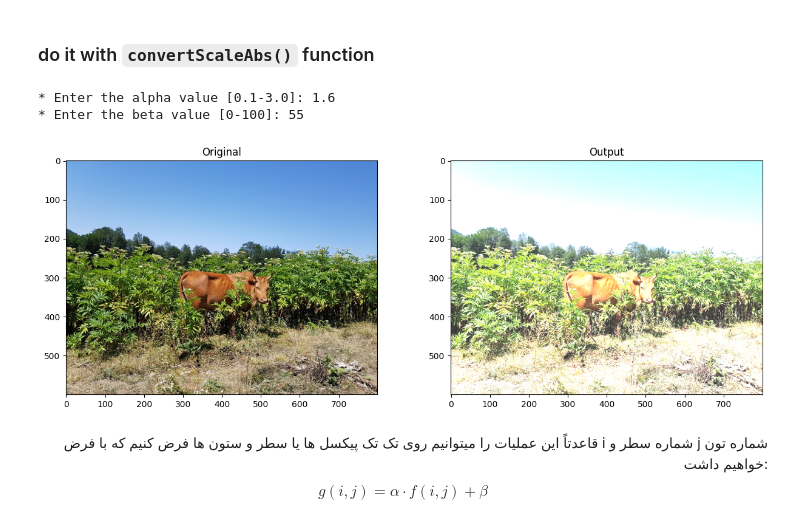
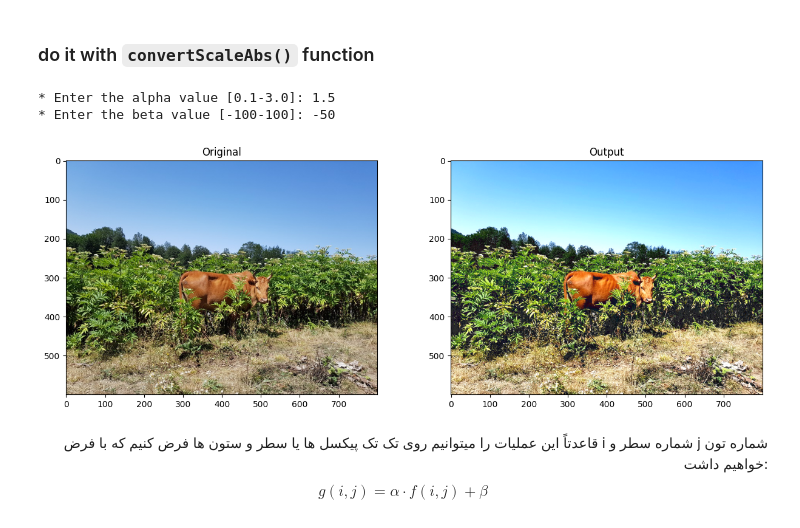
Before and after one commit to r-hazaveh/MachineVision-Course, a Jupyter notebook: 09_linear_brightness_and_contrast_adjustment.ipynb, the cells around one changed output. Cells and saved outputs as stored; diff of their text form; code cells hidden in the pictures.

```diff
--- a/09_linear_brightness_and_contrast_adjustment.ipynb
+++ b/09_linear_brightness_and_contrast_adjustment.ipynb
@@ -31,21 +31,21 @@ Mounted at /content/drive
 # %%
 image = cv2.imread(f'{data_path}/input.jpg')
 
 new_image = np.zeros(image.shape, image.dtype)
 
 alpha = float(input('* Enter the alpha value [0.1-3.0]: '))
-beta = int(input('* Enter the beta value [0-100]: '))
+beta = int(input('* Enter the beta value [-100-100]: '))
 
 new_image = cv2.convertScaleAbs(image, alpha=alpha, beta=beta)
 
 
 plt.figure(figsize=[15,5])
 plt.subplot(121);plt.imshow(image[...,::-1]);plt.title("Original");
 plt.subplot(122);plt.imshow(new_image[...,::-1]);plt.title("Output");
 # %% [output]
-* Enter the alpha value [0.1-3.0]: 1.6
-* Enter the beta value [0-100]: 55
+* Enter the alpha value [0.1-3.0]: 1.5
+* Enter the beta value [-100-100]: -50
-[figure, old version]
+[figure, new version]
 # %% [markdown]
 <div style="direction:rtl;text-align:right;font-family:Tahoma">
 قاعدتاً این عملیات را میتوانیم روی تک تک پیکسل ها یا سطر و ستون ها فرض کنیم که با فرض i شماره سطر و j شماره تون خواهیم داشت:</div>
```
Also changed, not shown: parts of 2 cells of this notebook.
